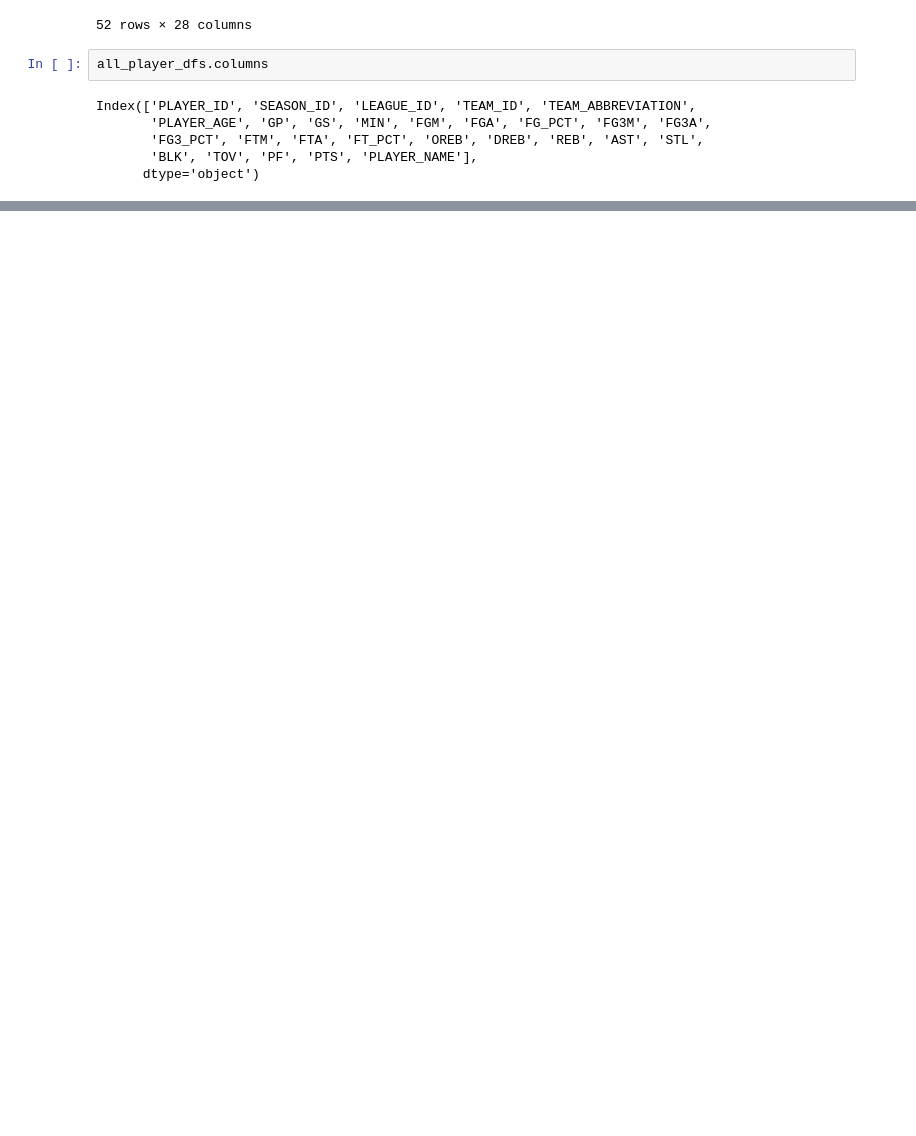
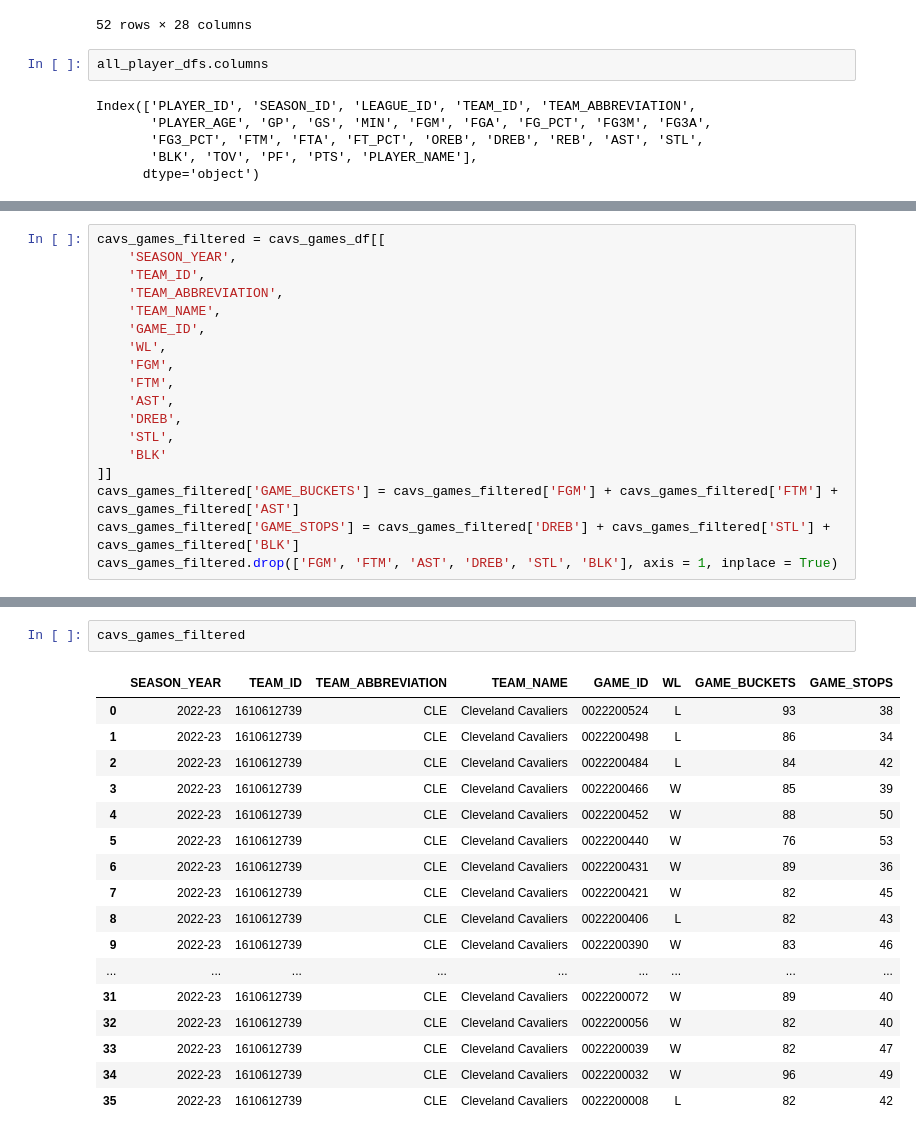
Before and after one commit to erictria/nba-himdex, a Jupyter notebook: api_test.ipynb, the cells around one changed output, grey strips where cells are left out. Cells and saved outputs as stored; diff of their text form; blank space fills up the shorter version.

```diff
--- a/api_test.ipynb
+++ b/api_test.ipynb
@@ -159,0 +215,18 @@ Index(['PLAYER_ID', 'SEASON_ID', 'LEAGUE_ID', 'TEAM_ID', 'TEAM_ABBREVIATION',
+# %%
+cavs_games_filtered = cavs_games_df[[
+    'SEASON_YEAR',
+    'TEAM_ID',
+    'TEAM_ABBREVIATION',
+    'TEAM_NAME',
+    'GAME_ID',
+    'WL',
+    'FGM',
+    'FTM',
+    'AST',
+    'DREB',
+    'STL',
+    'BLK'
+]]
+cavs_games_filtered['GAME_BUCKETS'] = cavs_games_filtered['FGM'] + cavs_games_filtered['FTM'] + cavs_games_filtered['AST']
+cavs_games_filtered['GAME_STOPS'] = cavs_games_filtered['DREB'] + cavs_games_filtered['STL'] + cavs_games_filtered['BLK']
+cavs_games_filtered.drop(['FGM', 'FTM', 'AST', 'DREB', 'STL', 'BLK'], axis = 1, inplace = True)
@@ -159,0 +248,20 @@ Index(['PLAYER_ID', 'SEASON_ID', 'LEAGUE_ID', 'TEAM_ID', 'TEAM_ABBREVIATION',
+# %%
+cavs_games_filtered
+# %% [output]
+|  | SEASON_YEAR | TEAM_ID | TEAM_ABBREVIATION | TEAM_NAME | GAME_ID | WL | GAME_BUCKETS | GAME_STOPS |
+| 0 | 2022-23 | 1610612739 | CLE | Cleveland Cavaliers | 0022200524 | L | 93 | 38 |
+| 1 | 2022-23 | 1610612739 | CLE | Cleveland Cavaliers | 0022200498 | L | 86 | 34 |
+| 2 | 2022-23 | 1610612739 | CLE | Cleveland Cavaliers | 0022200484 | L | 84 | 42 |
+| 3 | 2022-23 | 1610612739 | CLE | Cleveland Cavaliers | 0022200466 | W | 85 | 39 |
+| 4 | 2022-23 | 1610612739 | CLE | Cleveland Cavaliers | 0022200452 | W | 88 | 50 |
+| 5 | 2022-23 | 1610612739 | CLE | Cleveland Cavaliers | 0022200440 | W | 76 | 53 |
+| 6 | 2022-23 | 1610612739 | CLE | Cleveland Cavaliers | 0022200431 | W | 89 | 36 |
+| 7 | 2022-23 | 1610612739 | CLE | Cleveland Cavaliers | 0022200421 | W | 82 | 45 |
+| 8 | 2022-23 | 1610612739 | CLE | Cleveland Cavaliers | 0022200406 | L | 82 | 43 |
+| 9 | 2022-23 | 1610612739 | CLE | Cleveland Cavaliers | 0022200390 | W | 83 | 46 |
+| ... | ... | ... | ... | ... | ... | ... | ... | ... |
+| 31 | 2022-23 | 1610612739 | CLE | Cleveland Cavaliers | 0022200072 | W | 89 | 40 |
+| 32 | 2022-23 | 1610612739 | CLE | Cleveland Cavaliers | 0022200056 | W | 82 | 40 |
+| 33 | 2022-23 | 1610612739 | CLE | Cleveland Cavaliers | 0022200039 | W | 82 | 47 |
+| 34 | 2022-23 | 1610612739 | CLE | Cleveland Cavaliers | 0022200032 | W | 96 | 49 |
+| 35 | 2022-23 | 1610612739 | CLE | Cleveland Cavaliers | 0022200008 | L | 82 | 42 |
```
Also changed, not shown: parts of 21 cells of this notebook.
